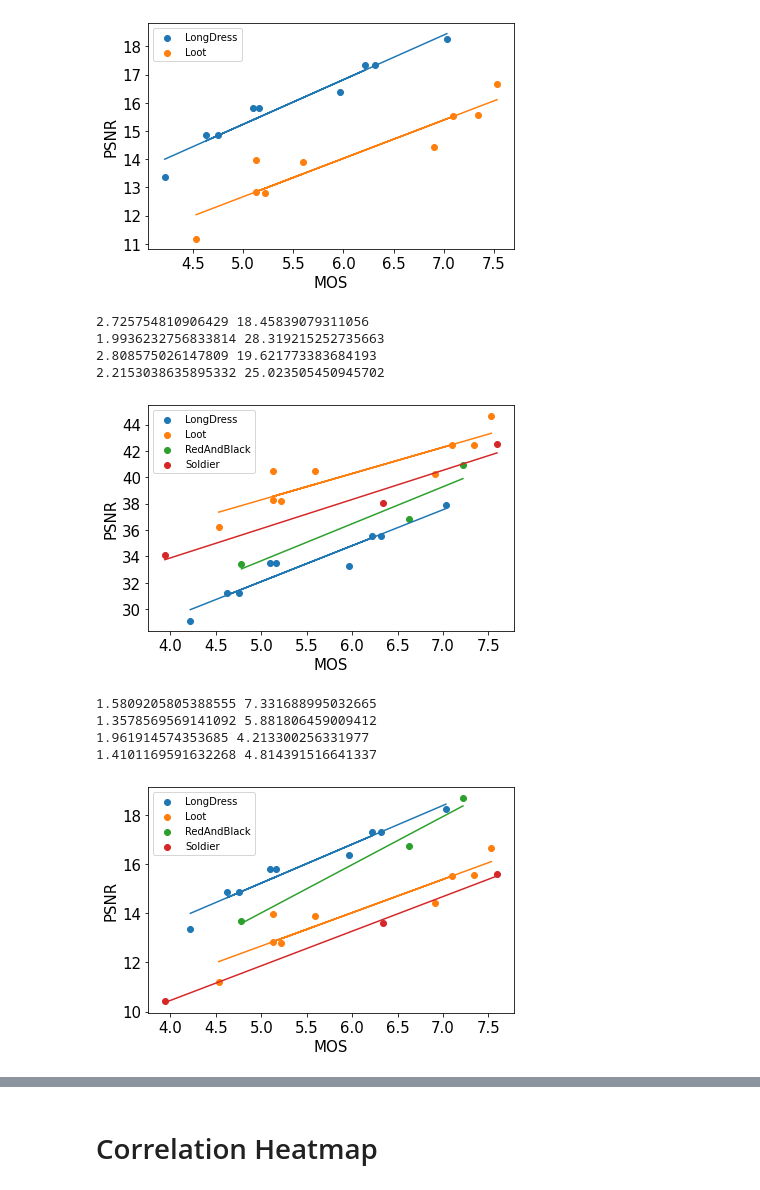
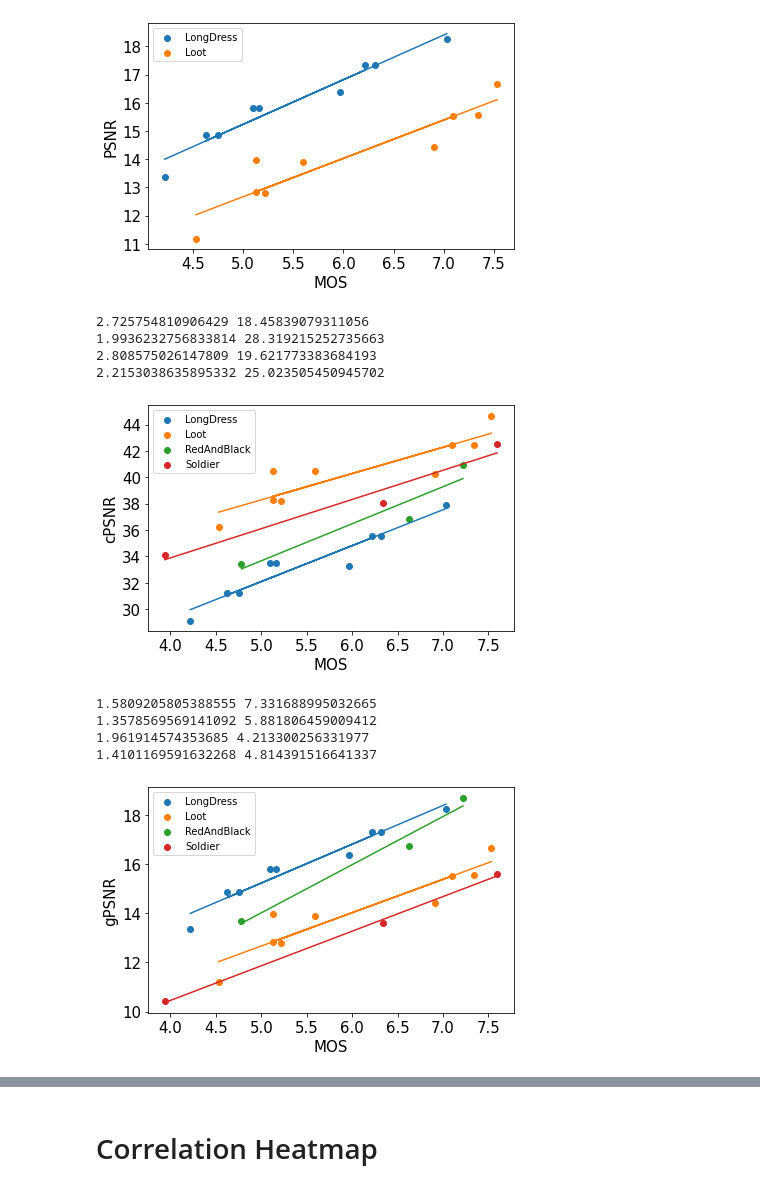
Before and after one commit to minhkstn/PointCloudQoEModels, a Jupyter notebook: point_cloud_qoe_models.ipynb, the cells around one changed output, grey strips where cells are left out. Drawn from its saved outputs; the diff is of its cells as text; code cells hidden in the pictures.

```diff
--- a/point_cloud_qoe_models.ipynb
+++ b/point_cloud_qoe_models.ipynb
@@ -193,20 +193,20 @@ linePlot(x, y, "./figures", "PSNR_geometry",["LongDress", "Loot"], "MOS", "PSNR"
 # %%
 mos_redandblack = np.array([4.78125, 6.625, 7.21875]) # [q1, q2, q3]
 mos_soldier = np.array([3.9375, 6.34375, 7.59375]) # [q1, q2, q3]
 
 obj_soldier_color = np.array([34.106847769055555, 38.02213302155556, 42.54009212388889])
 obj_redandblack_color = np.array([33.382281832944436, 36.86559818305556, 40.92714999705556])
 
 x = [mos_longdress, mos_loot, mos_redandblack, mos_soldier]
 y = [video_psnr_color[videos[0]], video_psnr_color[videos[3]], obj_redandblack_color, obj_soldier_color]
 
-linePlot(x, y, "./figures", "PSNR_color_all",["LongDress", "Loot", "RedAndBlack", "Soldier"], "MOS", "PSNR")
+linePlot(x, y, "./figures", "PSNR_color_all",["LongDress", "Loot", "RedAndBlack", "Soldier"], "MOS", "cPSNR")
 # %% [output]
 2.725754810906429 18.45839079311056
 1.9936232756833814 28.319215252735663
 2.808575026147809 19.621773383684193
 2.2153038635895332 25.023505450945702
-[figure, old version]
+[figure, new version]
 # %%
 obj_soldier_geometry = np.array([10.416464747266668, 13.614338192366667, 15.618212255333335])
 obj_redandblack_geometry = np.array([13.702710880000001, 16.763483676, 18.714365160333333])
@@ -214,10 +214,10 @@ obj_redandblack_geometry = np.array([13.702710880000001, 16.763483676, 18.714365
 x = [mos_longdress, mos_loot, mos_redandblack, mos_soldier]
 y = [video_psnr_geometry[videos[0]], video_psnr_geometry[videos[3]], obj_redandblack_geometry, obj_soldier_geometry]
 
-linePlot(x, y, "./figures", "PSNR_geometry_all",["LongDress", "Loot", "RedAndBlack", "Soldier"], "MOS", "PSNR")
+linePlot(x, y, "./figures", "PSNR_geometry_all",["LongDress", "Loot", "RedAndBlack", "Soldier"], "MOS", "gPSNR")
 # %% [output]
 1.5809205805388555 7.331688995032665
 1.3578569569141092 5.881806459009412
 1.961914574353685 4.213300256331977
 1.4101169591632268 4.814391516641337
-[figure, old version]
+[figure, new version]
```
Also changed, not shown: parts of 21 cells of this notebook, 6 other files.
